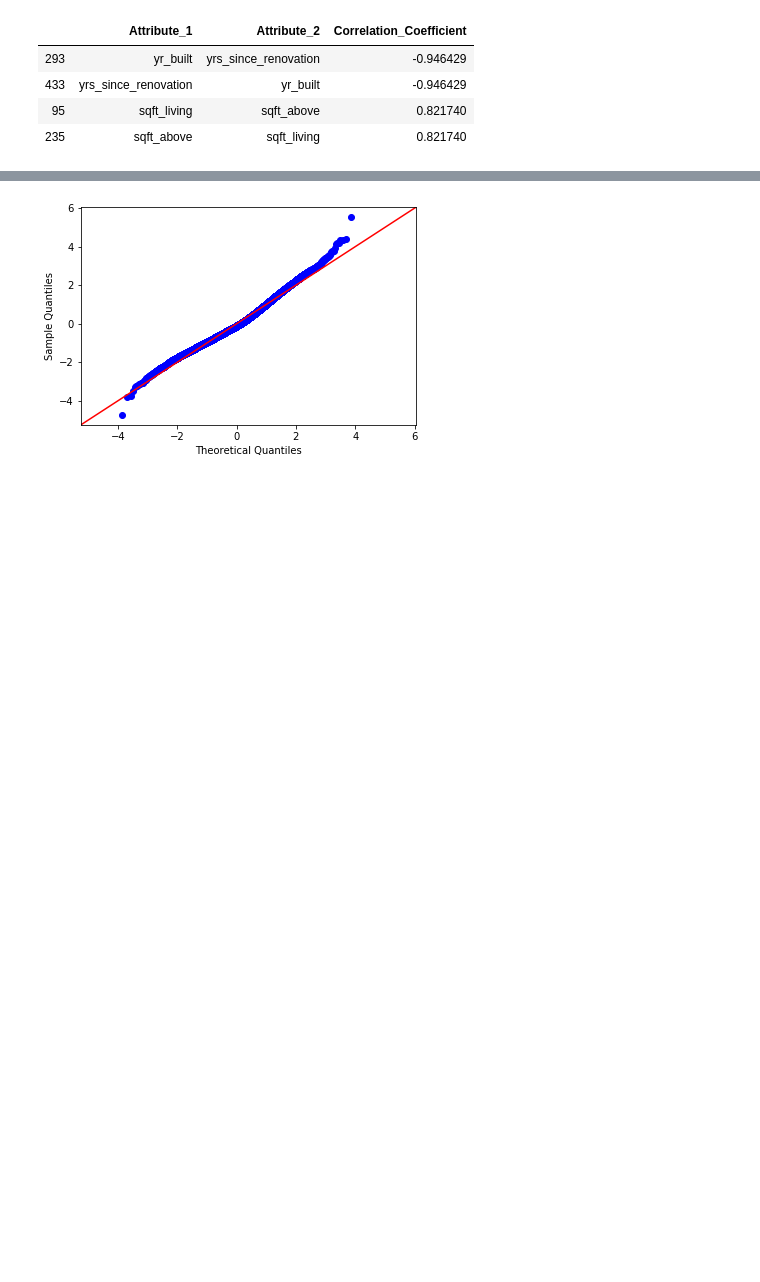
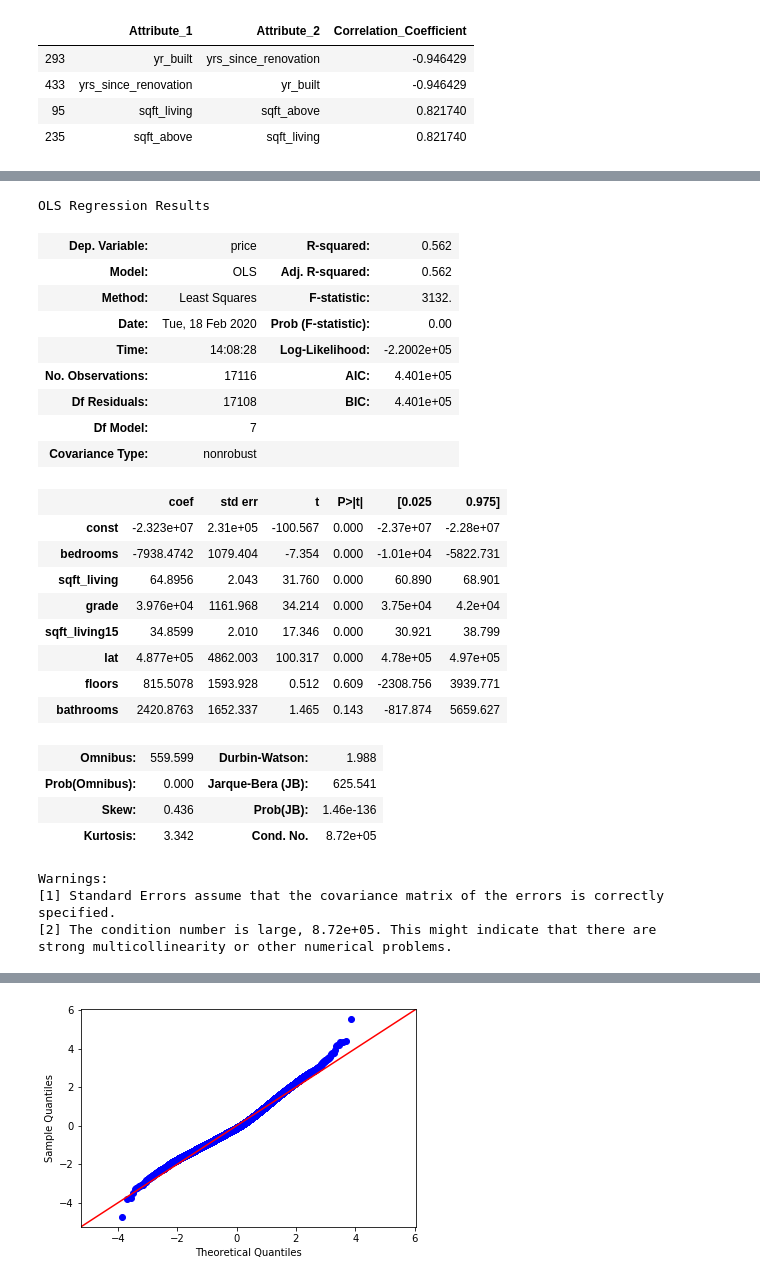
Before and after one commit to stacyshingleton/dsc-v2-mod1-final-project-online-ds-sp-000, a Jupyter notebook: ModuleOneProject.ipynb, the cells around one changed output, grey strips where cells are left out. Saved outputs shown, nothing was run; the diff lists cells and outputs as text; code cells hidden in the pictures; blank space fills up the shorter version.

```diff
--- a/ModuleOneProject.ipynb
+++ b/ModuleOneProject.ipynb
@@ -520,3 +539,15 @@ Warnings:
 [1] Standard Errors assume that the covariance matrix of the errors is correctly specified.
 [2] The condition number is large, 8.72e+05. This might indicate that there are
 strong multicollinearity or other numerical problems.
+# %%
+# calculating OLS regression results thru statsmodels
+# going to drop floors and bathrooms as they had the highest p values
+# did not adjust r squared value
+
+X = df[['bedrooms','sqft_living', 'grade', 'sqft_living15', 'lat']]
+X = sm.add_constant(X)
+y = df['price']
+
+model = sm.OLS(y,X).fit()
+predictions = model.predict(X)
+model.summary()
@@ -522,0 +580,40 @@ strong multicollinearity or other numerical problems.
+# %%
+# calculating OLS regression results thru statsmodels
+# going to put back in floors and bathrooms and dropping 9, 10 and 11 bedroom houses dropped
+# bedroom coefficient is still negative
+
+X = dbr[['bedrooms', 'sqft_living', 'grade', 'sqft_living15', 'lat', 'floors', 'bathrooms']]
+X = sm.add_constant(X)
+y = dbr['price']
+
+model = sm.OLS(y,X).fit()
+predictions = model.predict(X)
+model.summary()
+# %% [output]
+OLS Regression Results
+| Dep. Variable: | price | R-squared: | 0.562 |
+| Model: | OLS | Adj. R-squared: | 0.562 |
+| Method: | Least Squares | F-statistic: | 3132. |
+| Date: | Tue, 18 Feb 2020 | Prob (F-statistic): | 0.00 |
+| Time: | 14:08:28 | Log-Likelihood: | -2.2002e+05 |
+| No. Observations: | 17116 | AIC: | 4.401e+05 |
+| Df Residuals: | 17108 | BIC: | 4.401e+05 |
+| Df Model: | 7 |  |  |
+| Covariance Type: | nonrobust |  |  |
+|  | coef | std err | t | P>|t| | [0.025 | 0.975] |
+| const | -2.323e+07 | 2.31e+05 | -100.567 | 0.000 | -2.37e+07 | -2.28e+07 |
+| bedrooms | -7938.4742 | 1079.404 | -7.354 | 0.000 | -1.01e+04 | -5822.731 |
+| sqft_living | 64.8956 | 2.043 | 31.760 | 0.000 | 60.890 | 68.901 |
+| grade | 3.976e+04 | 1161.968 | 34.214 | 0.000 | 3.75e+04 | 4.2e+04 |
+| sqft_living15 | 34.8599 | 2.010 | 17.346 | 0.000 | 30.921 | 38.799 |
+| lat | 4.877e+05 | 4862.003 | 100.317 | 0.000 | 4.78e+05 | 4.97e+05 |
+| floors | 815.5078 | 1593.928 | 0.512 | 0.609 | -2308.756 | 3939.771 |
+| bathrooms | 2420.8763 | 1652.337 | 1.465 | 0.143 | -817.874 | 5659.627 |
+| Omnibus: | 559.599 | Durbin-Watson: | 1.988 |
+| Prob(Omnibus): | 0.000 | Jarque-Bera (JB): | 625.541 |
+| Skew: | 0.436 | Prob(JB): | 1.46e-136 |
+| Kurtosis: | 3.342 | Cond. No. | 8.72e+05 |
+Warnings:
+[1] Standard Errors assume that the covariance matrix of the errors is correctly specified.
+[2] The condition number is large, 8.72e+05. This might indicate that there are
+strong multicollinearity or other numerical problems.
```
Also changed, not shown: parts of 14 cells of this notebook, 4 other files.
